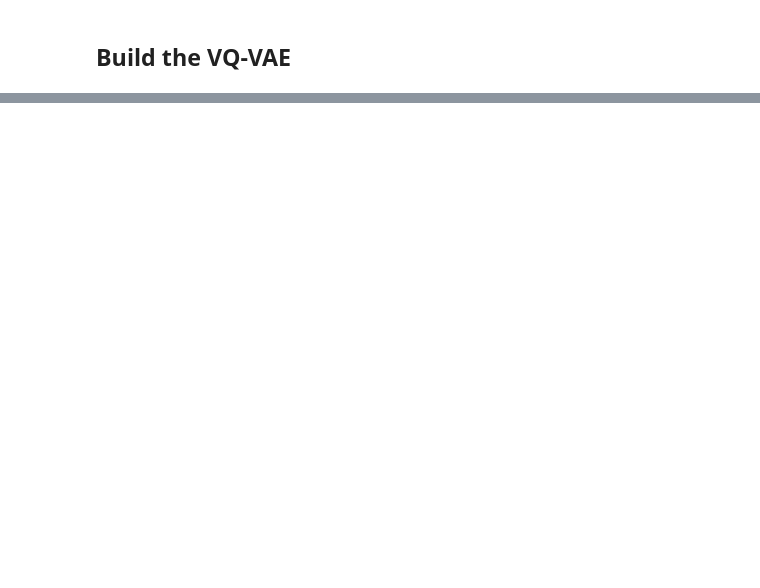
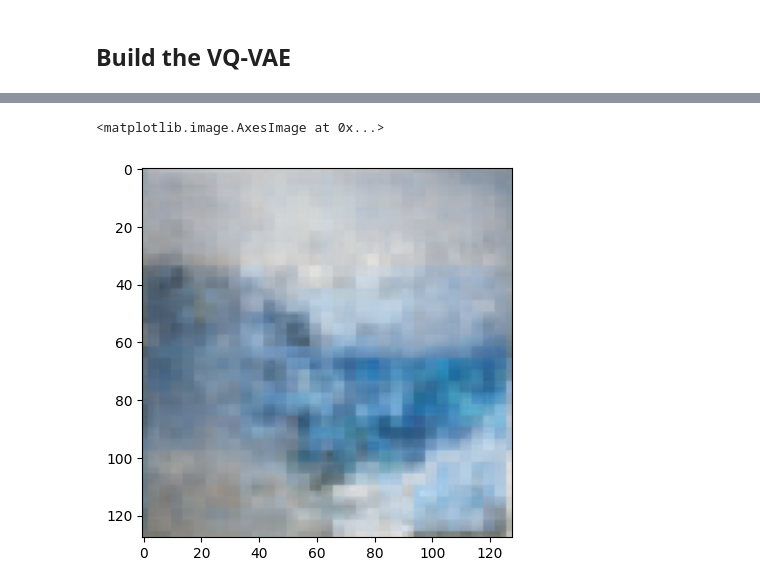
Before and after one commit to jdiego-miyashiro/Generative_AI, a Jupyter notebook: VQ-VAE.ipynb, the cells around one changed output, grey strips where cells are left out. Saved outputs shown, nothing was run; the diff lists cells and outputs as text; code cells hidden in the pictures; blank space fills up the shorter version.

```diff
--- a/VQ-VAE.ipynb
+++ b/VQ-VAE.ipynb
@@ -345,11 +334,11 @@ class VQVAETrainer(keras.models.Model):
             # Outputs from the VQ-VAE.
             reconstructions = self.vqvae(x)
 
-            # Calculate the losses.
+
             reconstruction_loss = (
                 tf.reduce_mean((x - reconstructions) ** 2)
             )
-            total_loss = reconstruction_loss + sum(self.vqvae.losses)
+            total_loss = reconstruction_loss + 1*sum(self.vqvae.losses)
 
         # Backpropagation.
         grads = tape.gradient(total_loss, self.vqvae.trainable_variables)
@@ -394,0 +410,2 @@ KeyboardInterrupt:
+# %%
+out = vqvae_trainer.vqvae(train)
@@ -394,0 +437,5 @@ KeyboardInterrupt:
+# %%
+plt.imshow(out[0])
+# %% [output]
+<matplotlib.image.AxesImage at 0x...>
+[figure, added]
```
Also changed, not shown: parts of 49 cells of this notebook.
